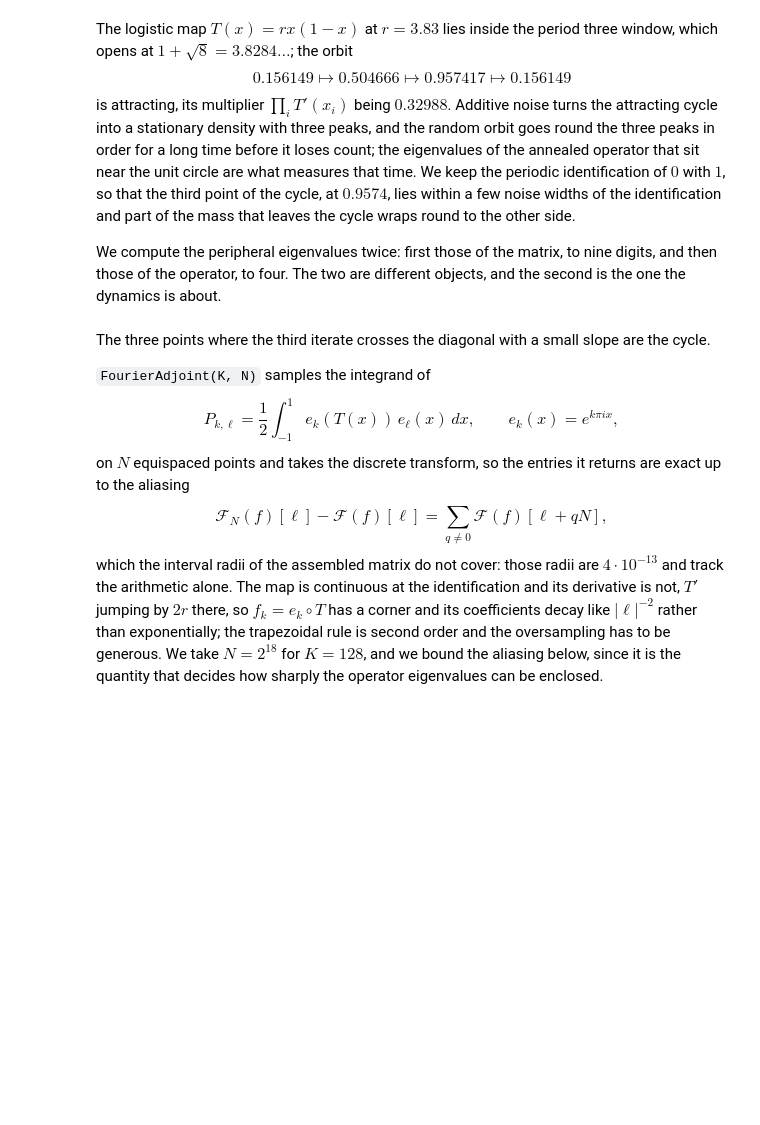
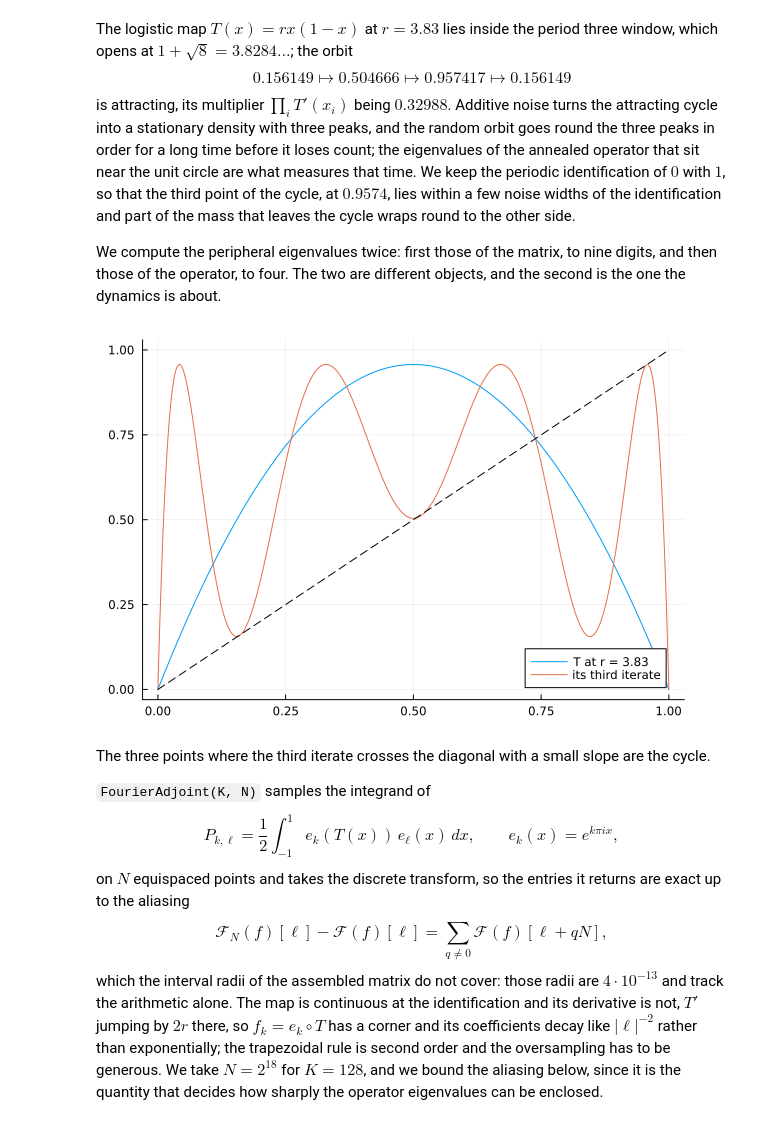
Before and after one commit to orkolorko/HSI, a Jupyter notebook: Lecture4.ipynb, the cells around one changed output. Cells and saved outputs as stored; diff of their text form; code cells hidden in the pictures; blank space fills up the shorter version.

```diff
--- a/Lecture4.ipynb
+++ b/Lecture4.ipynb
@@ -281,14 +465,16 @@ We compute the peripheral eigenvalues twice: first those of the matrix, to nine
 The two are different objects, and the second is the one the dynamics is about.
 # %%
 Klog = 128
-NX = 2^18
+NX = 2^20
 
 rlog = interval(3.83)
 Tlog(x) = rlog*x*(1-x)
 
 plot(x -> IntervalArithmetic.mid(Tlog(x)), 0, 1; label = "T at r = 3.83")
 plot!(x -> IntervalArithmetic.mid(Tlog(Tlog(Tlog(x)))), 0, 1; label = "its third iterate")
 plot!(x -> x, 0, 1; label = "", color = :black, linestyle = :dash)
+# %% [output]
+[figure, added]
 # %% [markdown]
 The three points where the third iterate crosses the diagonal with a small slope are the cycle.
 
```
Also changed, not shown: parts of 67 cells of this notebook.
